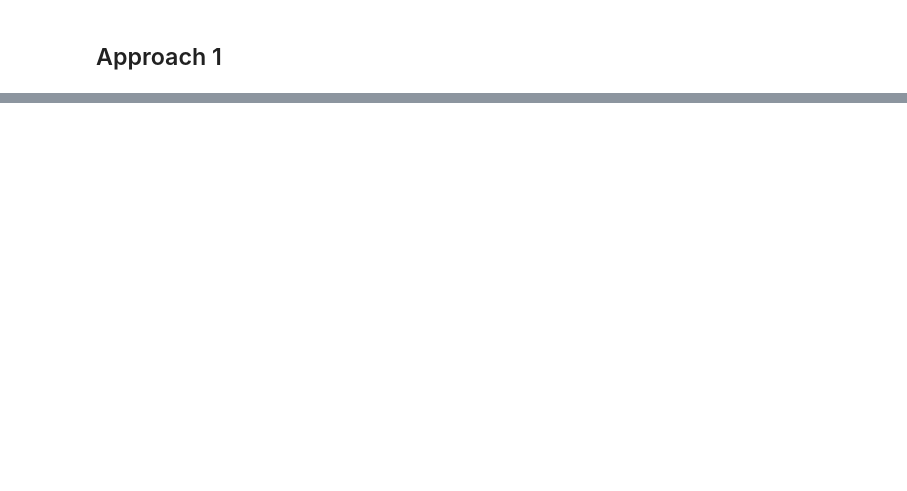
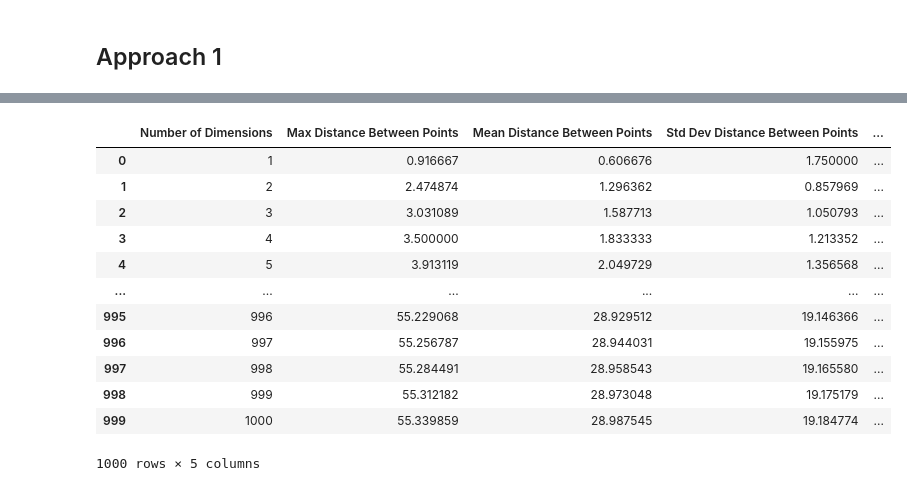
Before and after one commit to jsub10/Dimensionality, a Jupyter notebook: dimensionality.ipynb, the cells around one changed output, grey strips where cells are left out. Saved outputs shown, nothing was run; the diff lists cells and outputs as text; code cells hidden in the pictures; blank space fills up the shorter version.

```diff
--- a/dimensionality.ipynb
+++ b/dimensionality.ipynb
@@ -243,0 +391,16 @@ Generated in 1.544 seconds.
+# %%
+df_desc_stats
+# %% [output]
+|  | Number of Dimensions | Max Distance Between Points | Mean Distance Between Points | Std Dev Distance Between Points | ... |
+| 0 | 1 | 0.916667 | 0.606676 | 1.750000 | ... |
+| 1 | 2 | 2.474874 | 1.296362 | 0.857969 | ... |
+| 2 | 3 | 3.031089 | 1.587713 | 1.050793 | ... |
+| 3 | 4 | 3.500000 | 1.833333 | 1.213352 | ... |
+| 4 | 5 | 3.913119 | 2.049729 | 1.356568 | ... |
+| ... | ... | ... | ... | ... | ... |
+| 995 | 996 | 55.229068 | 28.929512 | 19.146366 | ... |
+| 996 | 997 | 55.256787 | 28.944031 | 19.155975 | ... |
+| 997 | 998 | 55.284491 | 28.958543 | 19.165580 | ... |
+| 998 | 999 | 55.312182 | 28.973048 | 19.175179 | ... |
+| 999 | 1000 | 55.339859 | 28.987545 | 19.184774 | ... |
+1000 rows × 5 columns
```
Also changed, not shown: parts of 16 cells of this notebook.
